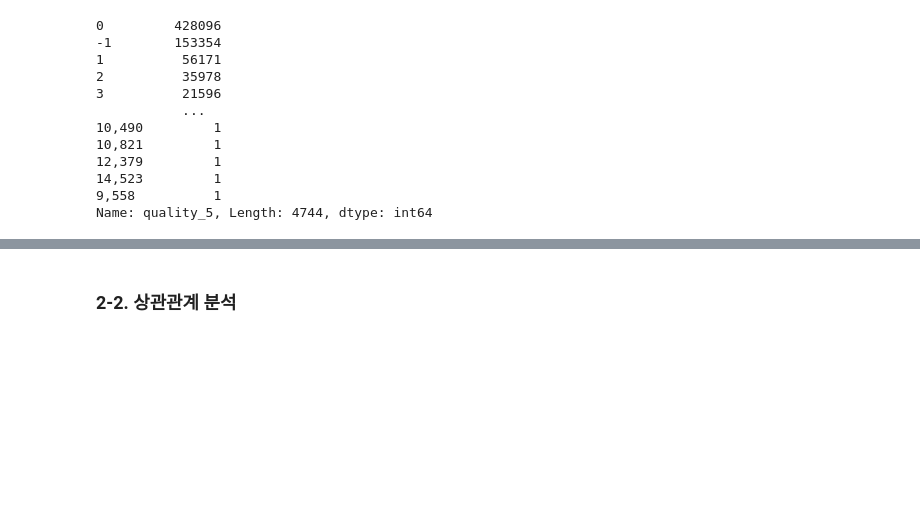
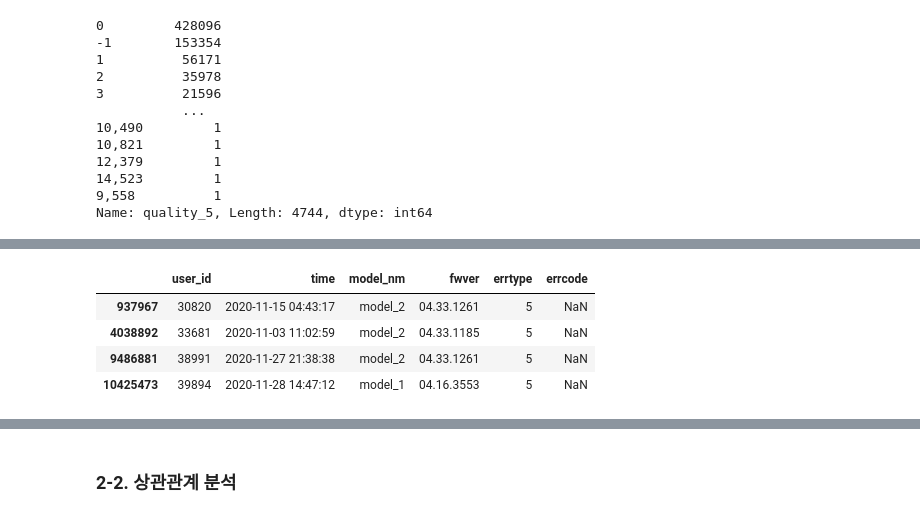
Before and after one commit to LEEHM97/machine-learning-exercises, a Jupyter notebook: 10.DAYCON대회_사용자불편예지/시스템 품질 변화로 인한 사용자 불편 예지.ipynb, the cells around one changed output, grey strips where cells are left out. Cells and saved outputs as stored; diff of their text form; code cells hidden in the pictures; blank space fills up the shorter version.

```diff
--- a/10.DAYCON대회_사용자불편예지/시스템 품질 변화로 인한 사용자 불편 예지.ipynb
+++ b/10.DAYCON대회_사용자불편예지/시스템 품질 변화로 인한 사용자 불편 예지.ipynb
@@ -301,0 +337,8 @@ Name: quality_5, Length: 4744, dtype: int64
+# %%
+test_err[test_err.errcode.isnull()]
+# %% [output]
+|  | user_id | time | model_nm | fwver | errtype | errcode |
+| 937967 | 30820 | 2020-11-15 04:43:17 | model_2 | 04.33.1261 | 5 | NaN |
+| 4038892 | 33681 | 2020-11-03 11:02:59 | model_2 | 04.33.1185 | 5 | NaN |
+| 9486881 | 38991 | 2020-11-27 21:38:38 | model_2 | 04.33.1261 | 5 | NaN |
+| 10425473 | 39894 | 2020-11-28 14:47:12 | model_1 | 04.16.3553 | 5 | NaN |
```
Also changed, not shown: parts of 15 cells of this notebook.
